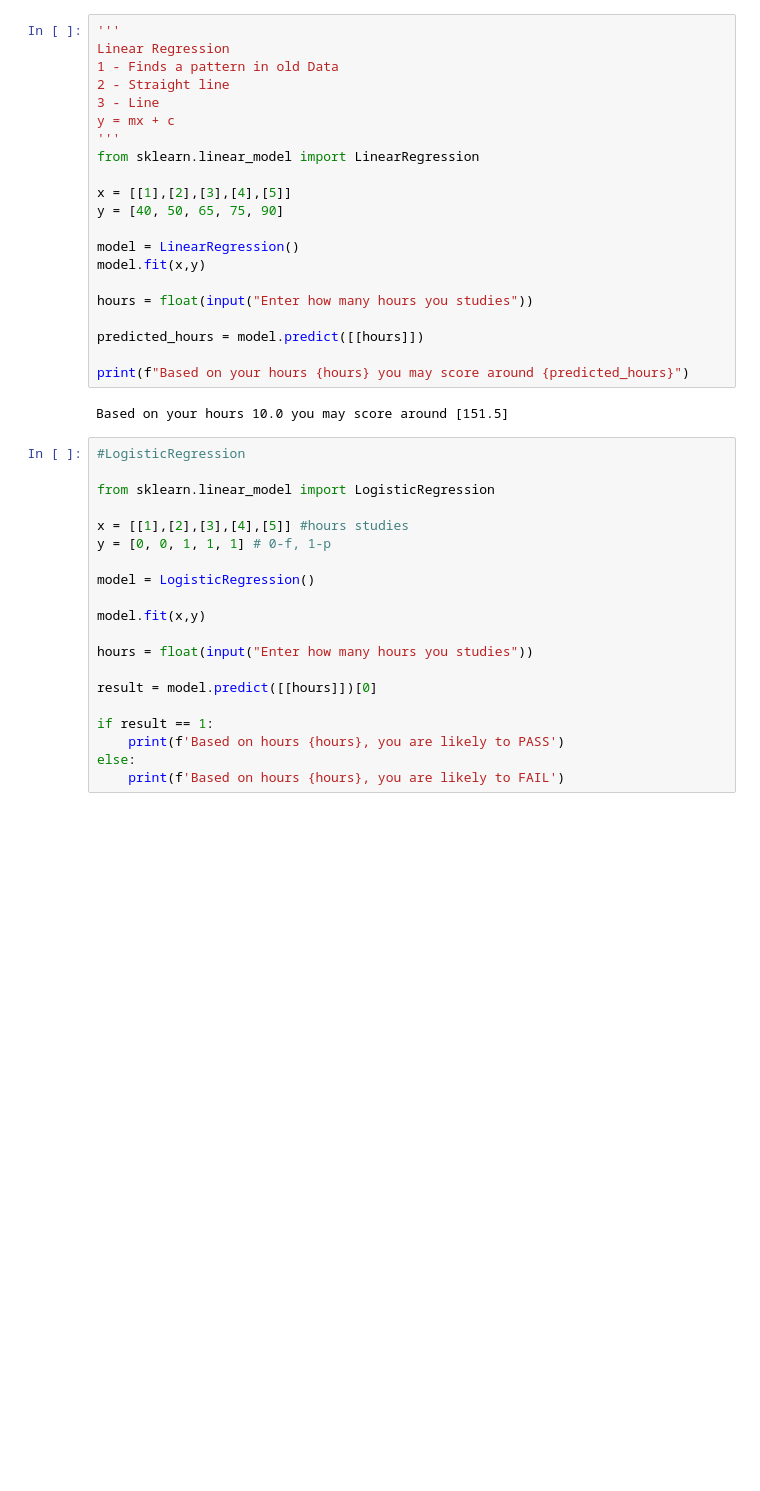
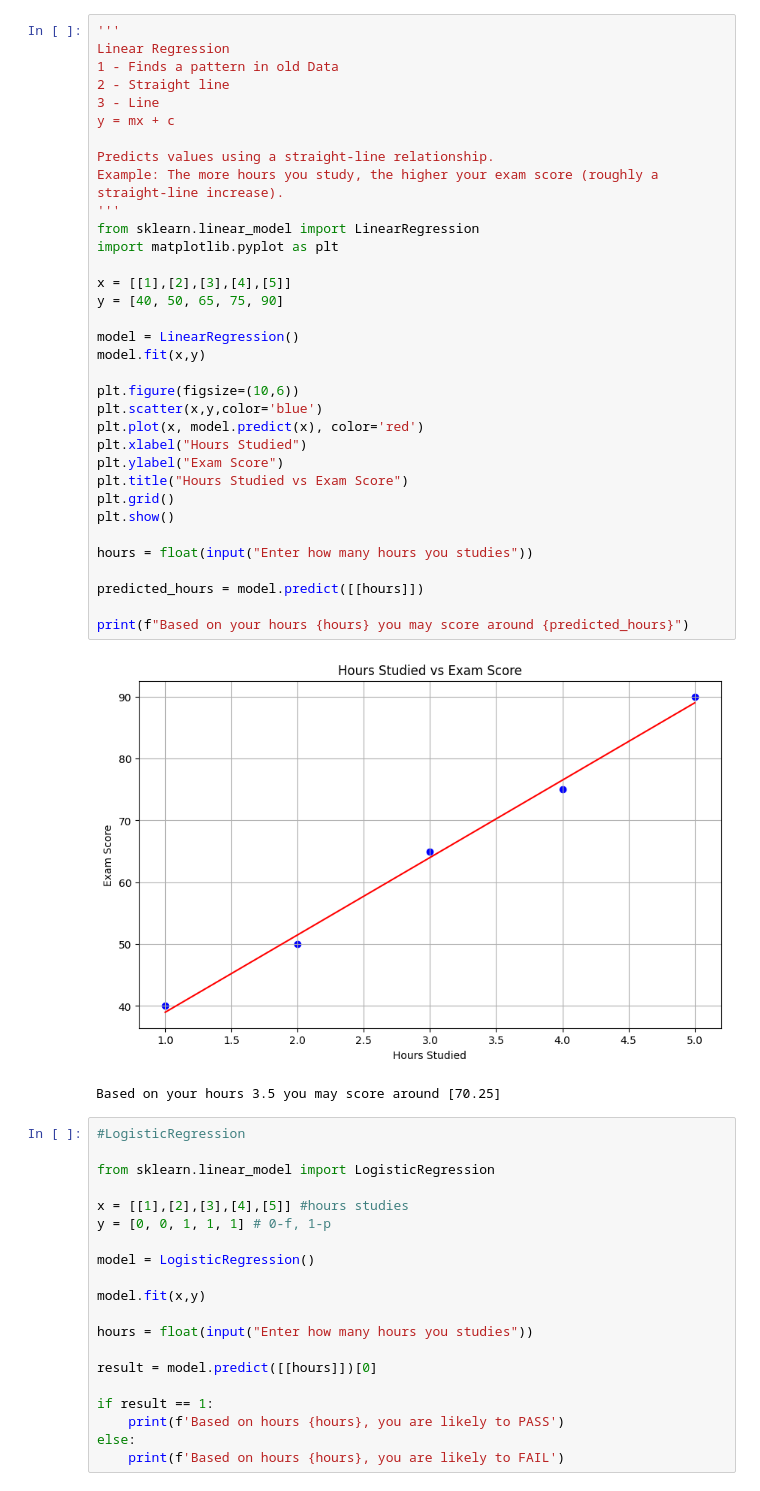
Before and after one commit to anis5165/NotJustPython, a Jupyter notebook: ML/supervised-learning.ipynb, the cells around one changed output. Saved outputs shown, nothing was run; the diff lists cells and outputs as text; blank space fills up the shorter version.

```diff
--- a/ML/supervised-learning.ipynb
+++ b/ML/supervised-learning.ipynb
@@ -1,26 +1,40 @@
 # %%
 '''
 Linear Regression
 1 - Finds a pattern in old Data
 2 - Straight line
 3 - Line
 y = mx + c
+
+Predicts values using a straight-line relationship.
+Example: The more hours you study, the higher your exam score (roughly a straight-line increase).
 '''
 from sklearn.linear_model import LinearRegression
+import matplotlib.pyplot as plt
 
 x = [[1],[2],[3],[4],[5]]
 y = [40, 50, 65, 75, 90]
 
 model = LinearRegression()
 model.fit(x,y)
 
+plt.figure(figsize=(10,6))
+plt.scatter(x,y,color='blue')
+plt.plot(x, model.predict(x), color='red')
+plt.xlabel("Hours Studied")
+plt.ylabel("Exam Score")
+plt.title("Hours Studied vs Exam Score")
+plt.grid()
+plt.show()
+
 hours = float(input("Enter how many hours you studies"))
 
 predicted_hours = model.predict([[hours]])
 
 print(f"Based on your hours {hours} you may score around {predicted_hours}")
 # %% [output]
+[figure, added]
-Based on your hours 10.0 you may score around [151.5]
+Based on your hours 3.5 you may score around [70.25]
 # %%
 #LogisticRegression
 
```
Also changed, not shown: 1 other file.
